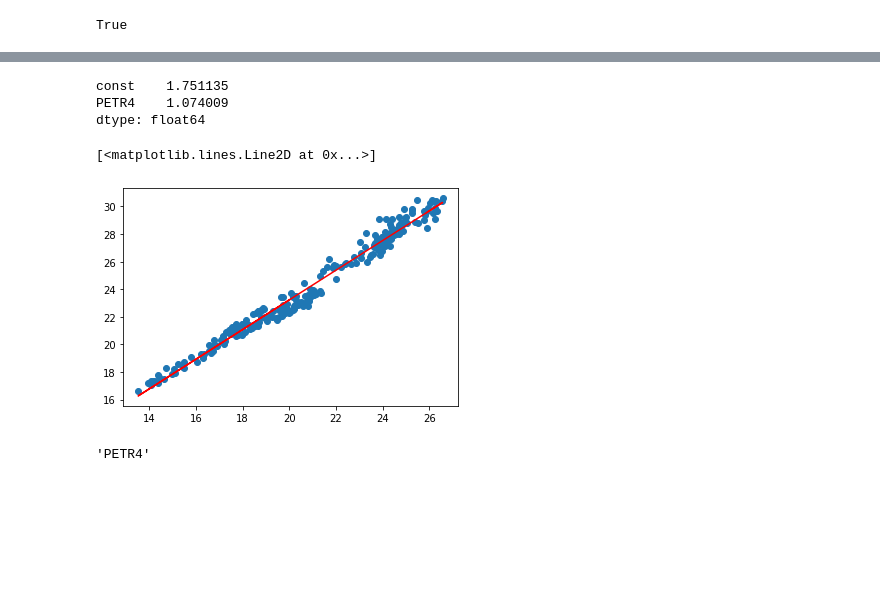
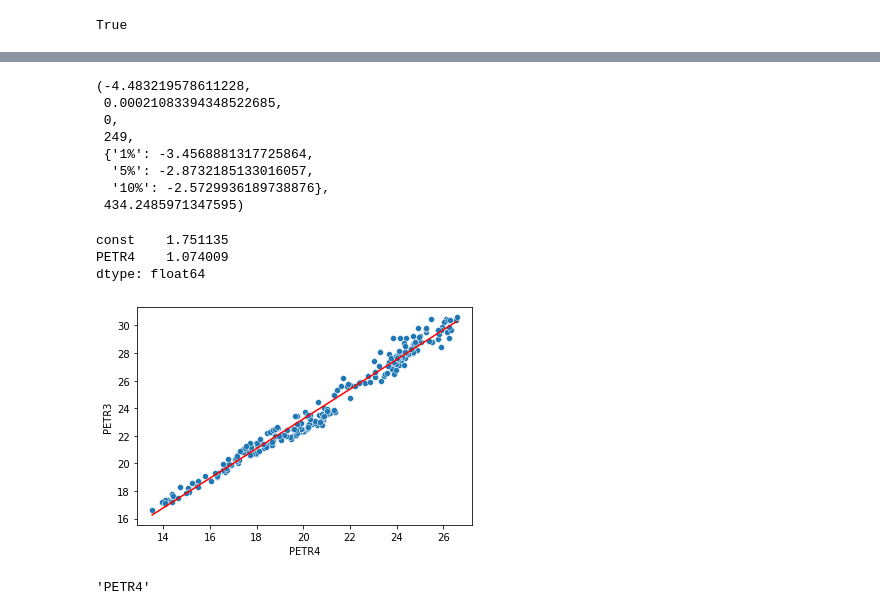
Before and after one commit to CorreaWillian/cointegration, a Jupyter notebook: testing_notebook.ipynb, the cells around one changed output, grey strips where cells are left out. Saved outputs shown, nothing was run; the diff lists cells and outputs as text; code cells hidden in the pictures; blank space fills up the shorter version.

```diff
--- a/testing_notebook.ipynb
+++ b/testing_notebook.ipynb
@@ -61,3 +124,14 @@ model.plot_scatter()
+# %%
+ts.adfuller(coint.residuals)
+# %% [output]
+(-4.483219578611228,
+ 0.00021083394348522685,
+ 0,
+ 249,
+ {'1%': -3.4568881317725864,
+  '5%': -2.8732185133016057,
+  '10%': -2.5729936189738876},
+ 434.2485971347595)
 # %%
 Y = bd['PETR3']
 X = bd['PETR4']
@@ -71,11 +145,11 @@ const    1.751135
 PETR4    1.074009
 dtype: float64
 # %%
-plt.scatter(x=bd['PETR4'], y=bd['PETR3'])
-plt.plot(bd['PETR4'], reg.fittedvalues, color='red')
+sns.scatterplot(x=bd['PETR4'], y=bd['PETR3'])
+sns.lineplot(x=bd['PETR4'], y=reg.fittedvalues, color='red')
+plt.show()
 # %% [output]
-[<matplotlib.lines.Line2D at 0x...>]
-[figure, old version]
+[figure, new version]
 # %%
 bd['PETR4'].name
 # %% [output]
```
Also changed, not shown: parts of 20 cells of this notebook, 2 other files.
